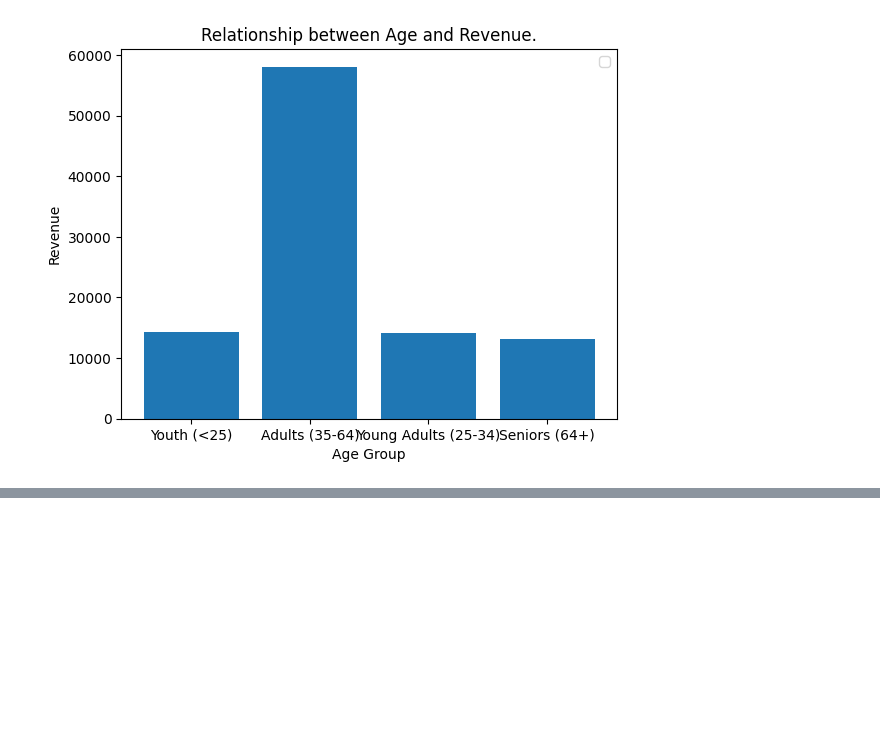
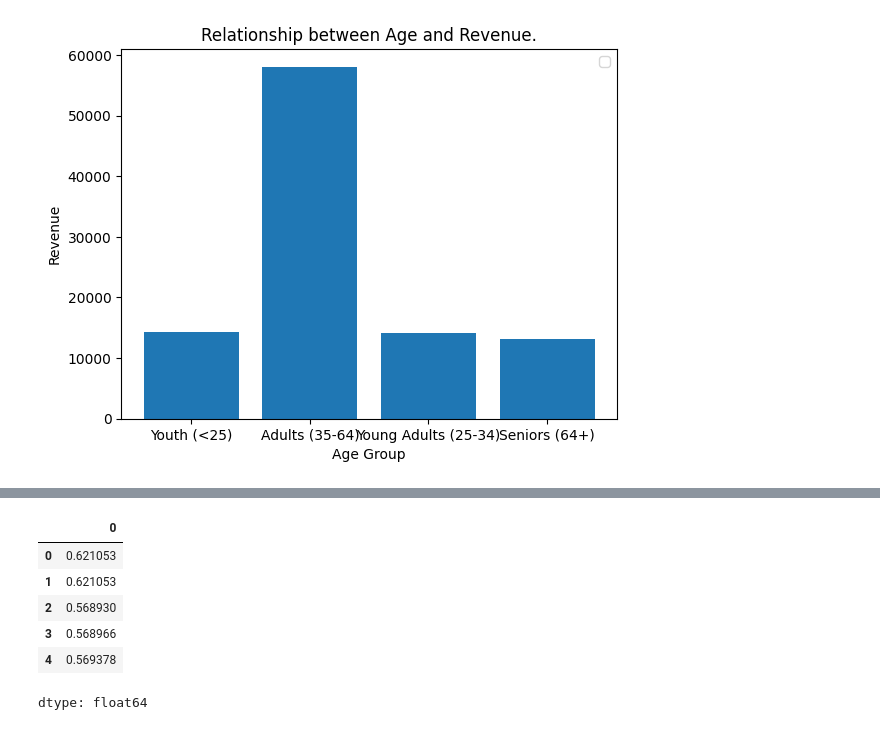
Before and after one commit to shivanswamynathan/EDA_Sales_data, a Jupyter notebook: DS_PROJECT.ipynb, the cells around one changed output, grey strips where cells are left out. Cells and saved outputs as stored; diff of their text form; code cells hidden in the pictures; blank space fills up the shorter version.

```diff
--- a/DS_PROJECT.ipynb
+++ b/DS_PROJECT.ipynb
@@ -215,0 +293,11 @@ WARNING:matplotlib.legend:No artists with labels found to put in legend.  Note t
+# %%
+df['profit_margin'] = (df['Revenue'] - df['Cost']) / df['Revenue']
+profit_margin.head()
+# %% [output]
+|  | 0 |
+| 0 | 0.621053 |
+| 1 | 0.621053 |
+| 2 | 0.568930 |
+| 3 | 0.568966 |
+| 4 | 0.569378 |
+dtype: float64
```
Also changed, not shown: parts of 5 cells of this notebook.
